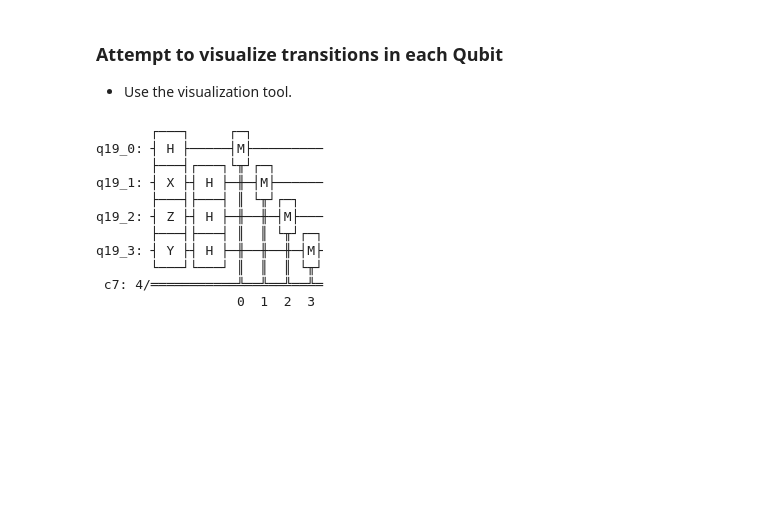
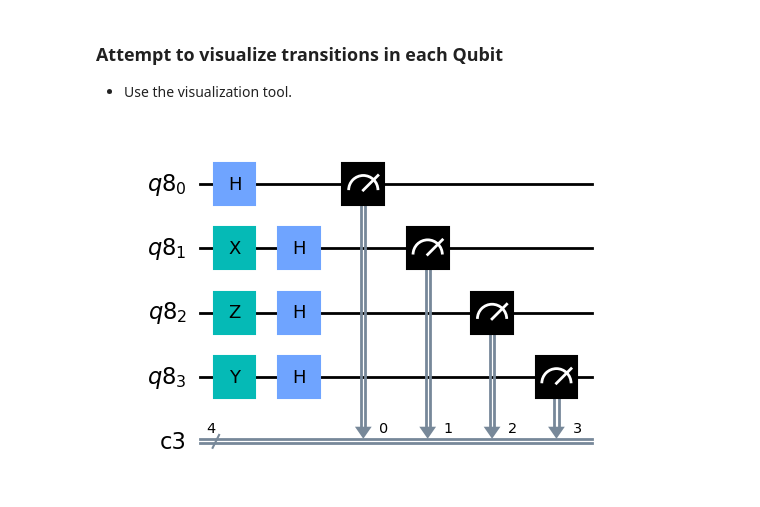
Before and after one commit to raynelfss/playingwithqiskit, a Jupyter notebook: Test_Simple_Quantum.ipynb, the cells around one changed output. Drawn from its saved outputs; the diff is of its cells as text; code cells hidden in the pictures; blank space fills up the shorter version.

Commit message:
Added missing dependencies: - Added pylatexenc to the required dependencies.    - Used when drawing circuits using mpl. - Modified main notebook to draw using mpl.

```diff
--- a/Test_Simple_Quantum.ipynb
+++ b/Test_Simple_Quantum.ipynb
@@ -78,19 +78,9 @@ for i in range(4):
 ### Attempt to visualize transitions in each Qubit
 - Use the visualization tool.
 # %%
-new_qc.draw()
+new_qc.draw('mpl')
 # %% [output]
-       ┌───┐     ┌─┐
-q19_0: ┤ H ├─────┤M├─────────
-       ├───┤┌───┐└╥┘┌─┐
-q19_1: ┤ X ├┤ H ├─╫─┤M├──────
-       ├───┤├───┤ ║ └╥┘┌─┐
-q19_2: ┤ Z ├┤ H ├─╫──╫─┤M├───
-       ├───┤├───┤ ║  ║ └╥┘┌─┐
-q19_3: ┤ Y ├┤ H ├─╫──╫──╫─┤M├
-       └───┘└───┘ ║  ║  ║ └╥┘
- c7: 4/═══════════╩══╩══╩══╩═
-                  0  1  2  3
+[figure, added]
 # %%
 simulator = AerSimulator()
 # simulator = Aer.get_backend('aer_simulator')
```
Also changed, not shown: parts of 2 cells of this notebook, 1 other file.
